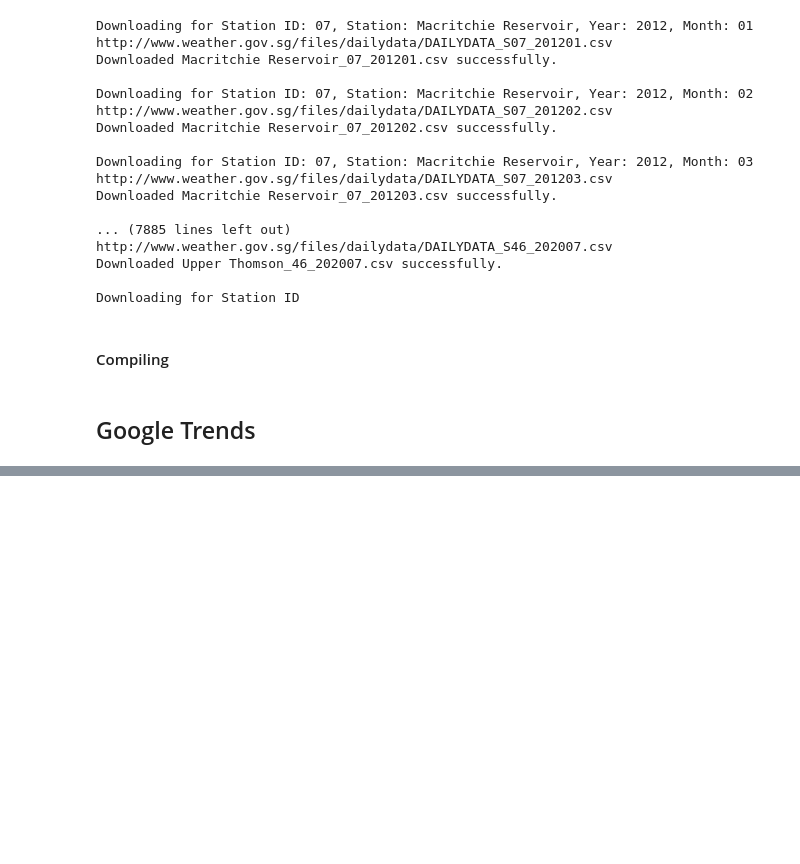
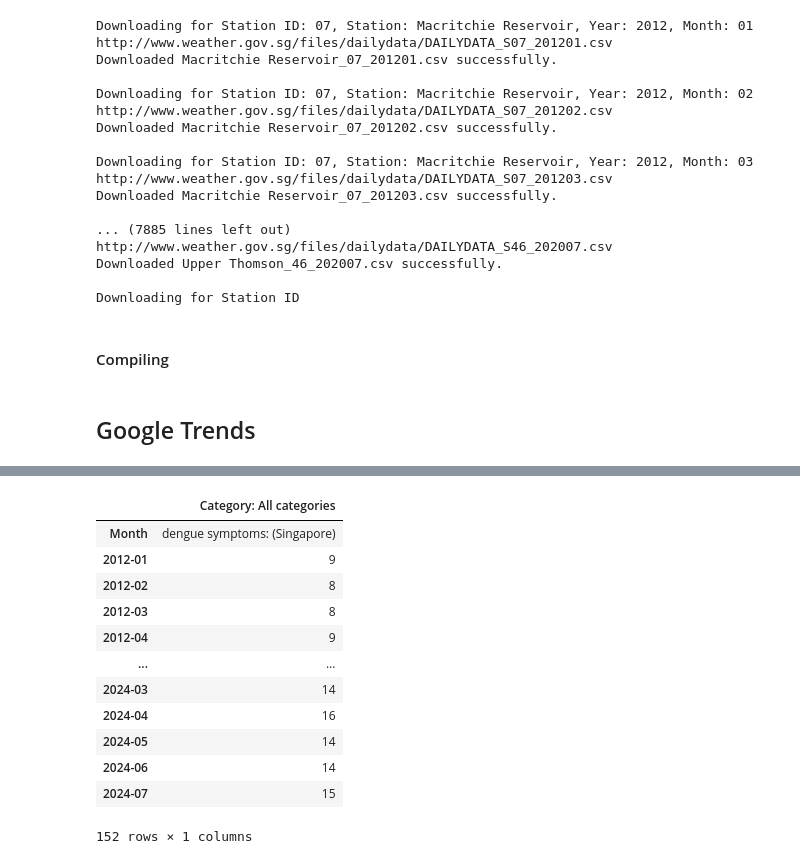
Before and after one commit to kampungkat/dengue-predictor, a Jupyter notebook: data/dengue_scraper.ipynb, the cells around one changed output, grey strips where cells are left out. Drawn from its saved outputs; the diff is of its cells as text; code cells hidden in the pictures; blank space fills up the shorter version.

```diff
--- a/data/dengue_scraper.ipynb
+++ b/data/dengue_scraper.ipynb
@@ -406,0 +429,16 @@ df_weather.to_csv(filepath_weather_NEA+'weather_2012_2024.csv')
+# %%
+df_trend_dengue_symptoms
+# %% [output]
+|  | Category: All categories |
+| Month | dengue symptoms: (Singapore) |
+| 2012-01 | 9 |
+| 2012-02 | 8 |
+| 2012-03 | 8 |
+| 2012-04 | 9 |
+| ... | ... |
+| 2024-03 | 14 |
+| 2024-04 | 16 |
+| 2024-05 | 14 |
+| 2024-06 | 14 |
+| 2024-07 | 15 |
+152 rows × 1 columns
```
Also changed, not shown: parts of 2 cells of this notebook, 2 other files.
